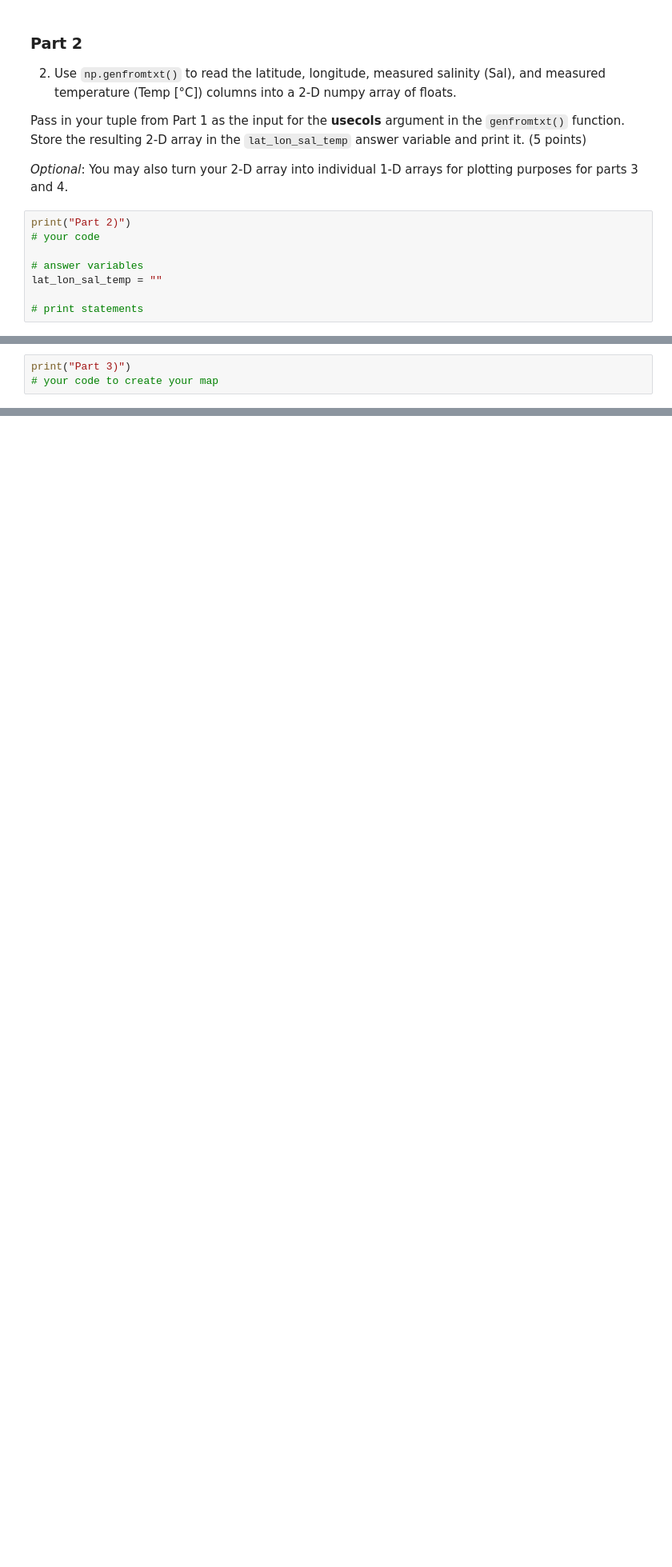
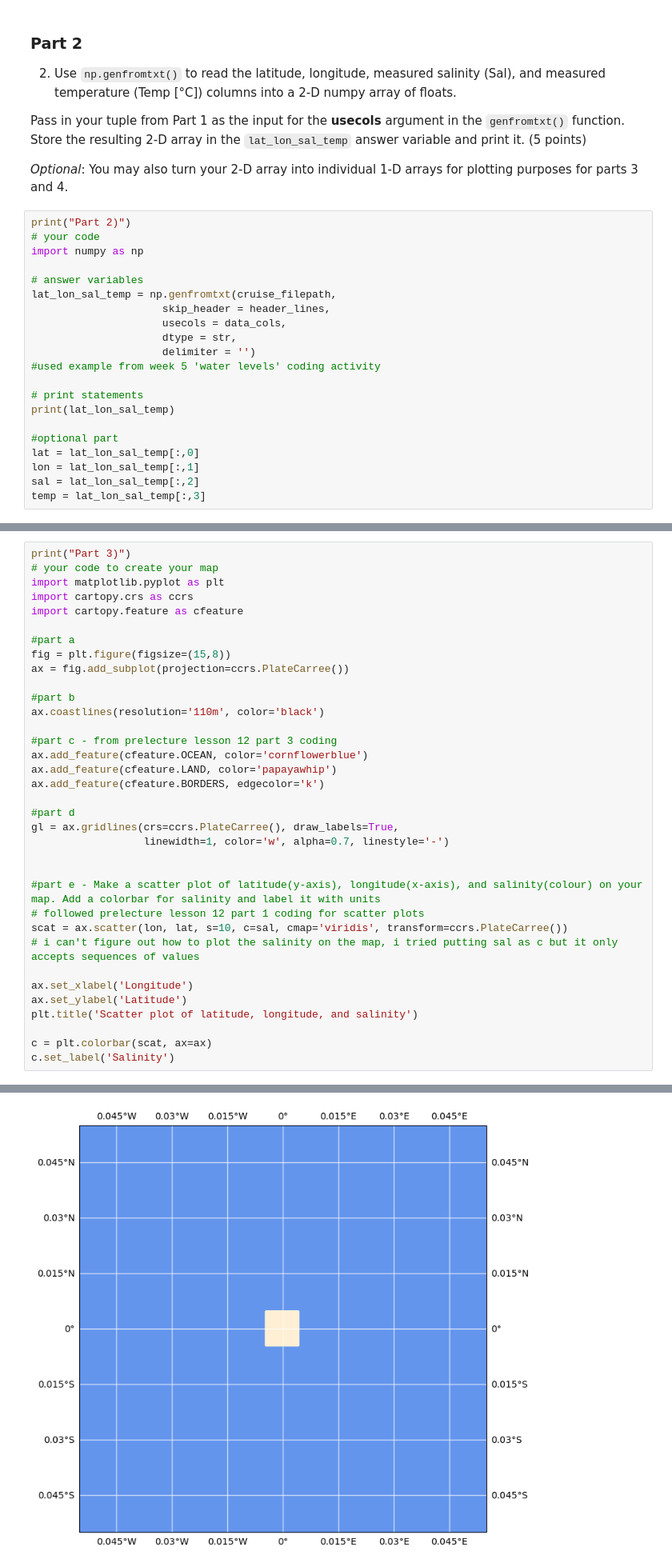
Before and after one commit to rachelh9/homework3_student, a Jupyter notebook: HW3.ipynb, the cells around one changed output, grey strips where cells are left out. Shown at 80% size. Drawn from its saved outputs; the diff is of its cells as text; blank space fills up the shorter version.

```diff
--- a/HW3.ipynb
+++ b/HW3.ipynb
@@ -251,8 +429,21 @@ _Optional_: You may also turn your 2-D array into individual 1-D arrays for plot
 # %%
 print("Part 2)")
 # your code
+import numpy as np
 
 # answer variables
-lat_lon_sal_temp = ""
+lat_lon_sal_temp = np.genfromtxt(cruise_filepath,
+                     skip_header = header_lines,
+                     usecols = data_cols,
+                     dtype = str,
+                     delimiter = '')
+#used example from week 5 'water levels' coding activity
 
 # print statements
+print(lat_lon_sal_temp)
+
+#optional part
+lat = lat_lon_sal_temp[:,0]
+lon = lat_lon_sal_temp[:,1]
+sal = lat_lon_sal_temp[:,2]
+temp = lat_lon_sal_temp[:,3]
@@ -279,3 +479,36 @@ _Optional_: format your latitude and longitude using the `mpl.gridliner` class f
 # %%
 print("Part 3)")
 # your code to create your map
+import matplotlib.pyplot as plt
+import cartopy.crs as ccrs
+import cartopy.feature as cfeature
+
+#part a
+fig = plt.figure(figsize=(15,8))
+ax = fig.add_subplot(projection=ccrs.PlateCarree())
+
+#part b
+ax.coastlines(resolution='110m', color='black')
+
+#part c - from prelecture lesson 12 part 3 coding
+ax.add_feature(cfeature.OCEAN, color='cornflowerblue')
+ax.add_feature(cfeature.LAND, color='papayawhip')
+ax.add_feature(cfeature.BORDERS, edgecolor='k')
+
+#part d
+gl = ax.gridlines(crs=ccrs.PlateCarree(), draw_labels=True,
+                  linewidth=1, color='w', alpha=0.7, linestyle='-')
+
+
+#part e - Make a scatter plot of latitude(y-axis), longitude(x-axis), and salinity(colour) on your map. Add a colorbar for salinity and label it with units
+# followed prelecture lesson 12 part 1 coding for scatter plots
+scat = ax.scatter(lon, lat, s=10, c=sal, cmap='viridis', transform=ccrs.PlateCarree())
+# i can't figure out how to plot the salinity on the map, i tried putting sal as c but it only accepts sequences of values
+
+ax.set_xlabel('Longitude')
+ax.set_ylabel('Latitude')
+plt.title('Scatter plot of latitude, longitude, and salinity')
+
+c = plt.colorbar(scat, ax=ax)
+c.set_label('Salinity')
+# %% [output]
@@ -282,3 +518,4 @@ print("Part 3)")
+[figure, added]
 # %% [markdown]
 <!-- END QUESTION -->
 
```
Also changed, not shown: parts of 15 cells of this notebook.
